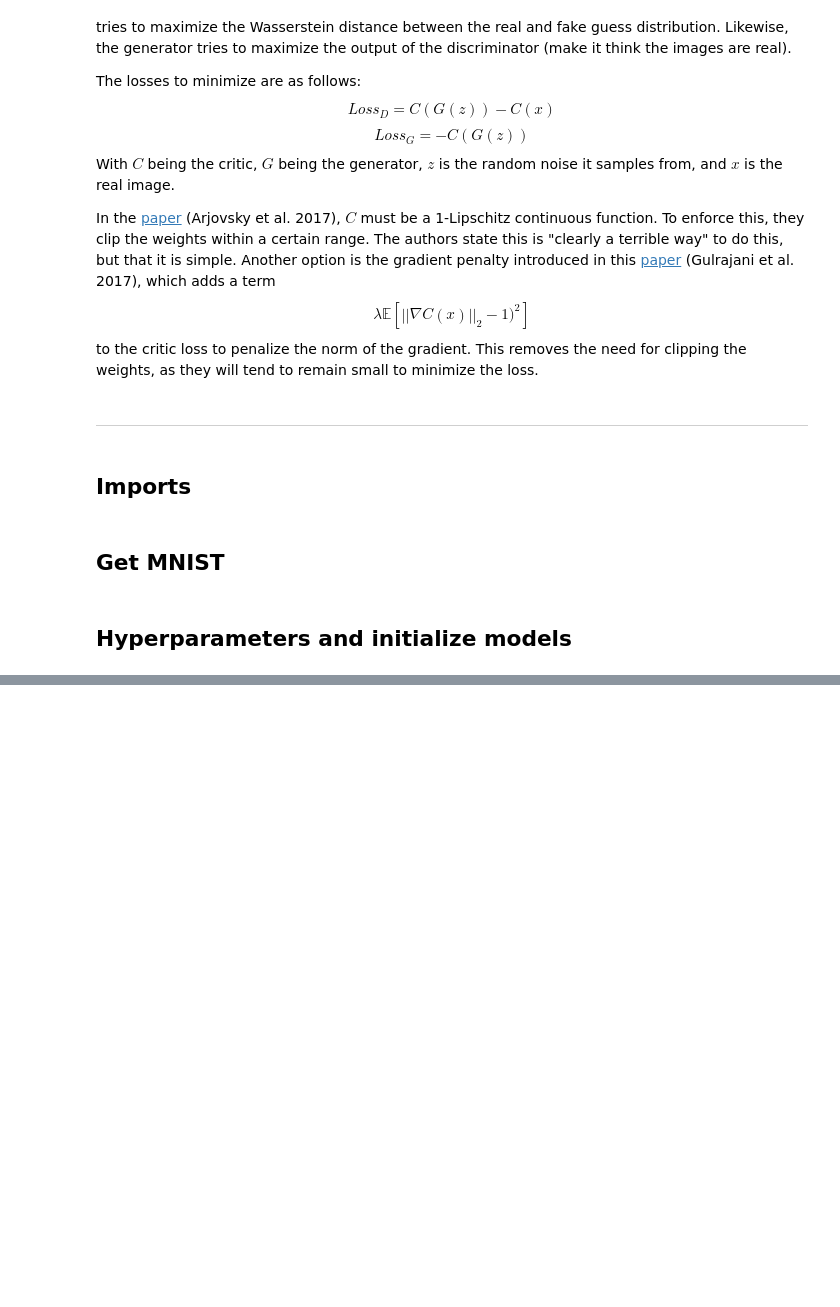
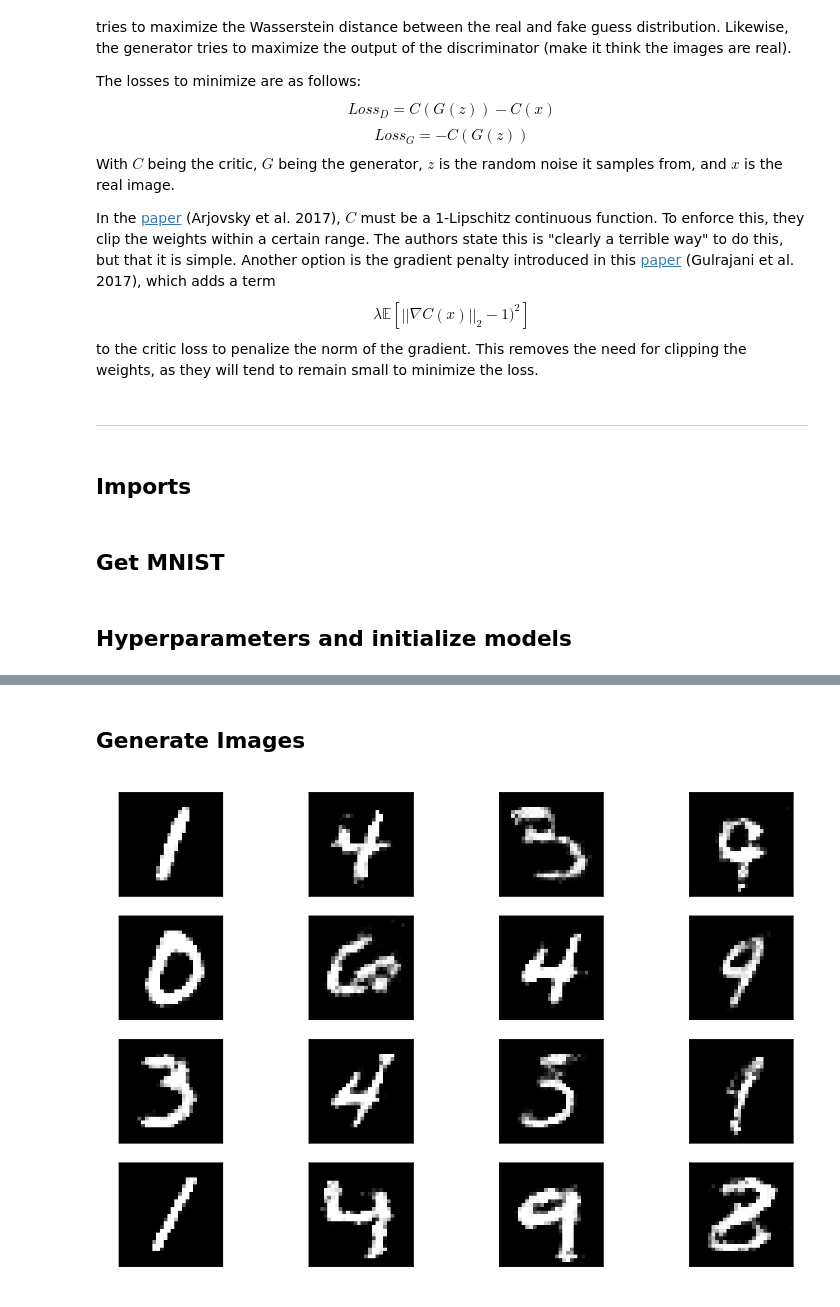
Before and after one commit to EzraApple/gen_ai_demos, a Jupyter notebook: MNIST_WGAN/mnist_wgan.ipynb, the cells around one changed output, grey strips where cells are left out. Saved outputs shown, nothing was run; the diff lists cells and outputs as text; code cells hidden in the pictures; blank space fills up the shorter version.

Commit message:
ran demo and got generated mnist

```diff
--- a/MNIST_WGAN/mnist_wgan.ipynb
+++ b/MNIST_WGAN/mnist_wgan.ipynb
@@ -59,0 +120,16 @@ device
+# %% [markdown]
+## Generate Images
+# %%
+images = []
+for i in range(16):
+    noise = torch.randn(1, noise_dimension).to(device)
+    image = generator(noise).squeeze().detach().cpu().reshape(28, 28).numpy()
+    images.append(image)
+fig, axes = plt.subplots(4, 4)
+fig.set_dpi(250)
+for i, ax in enumerate(axes.flatten()):
+    ax.set_xticks([])
+    ax.set_yticks([])
+    ax.imshow(images[i], cmap="gray")
+# %% [output]
+[figure, added]
```
Also changed, not shown: parts of 7 cells of this notebook, 1 other file.
